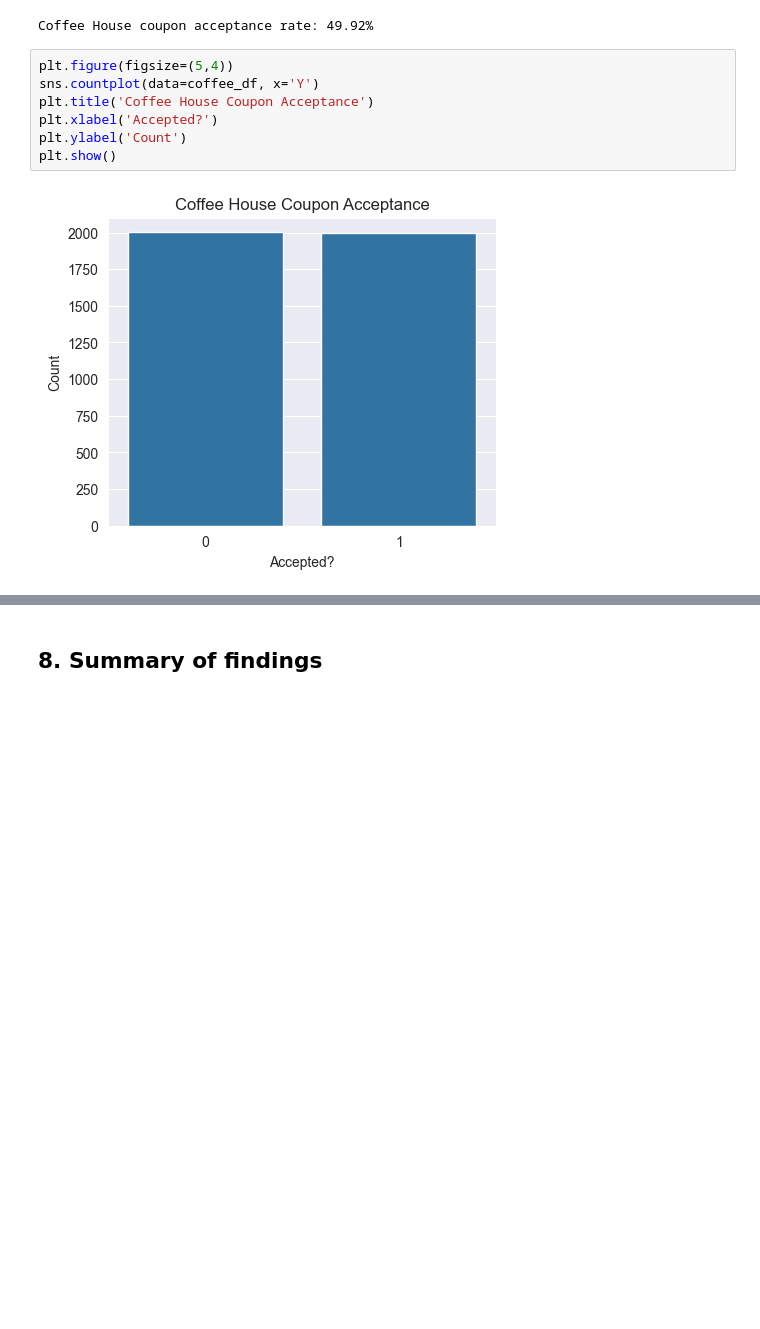
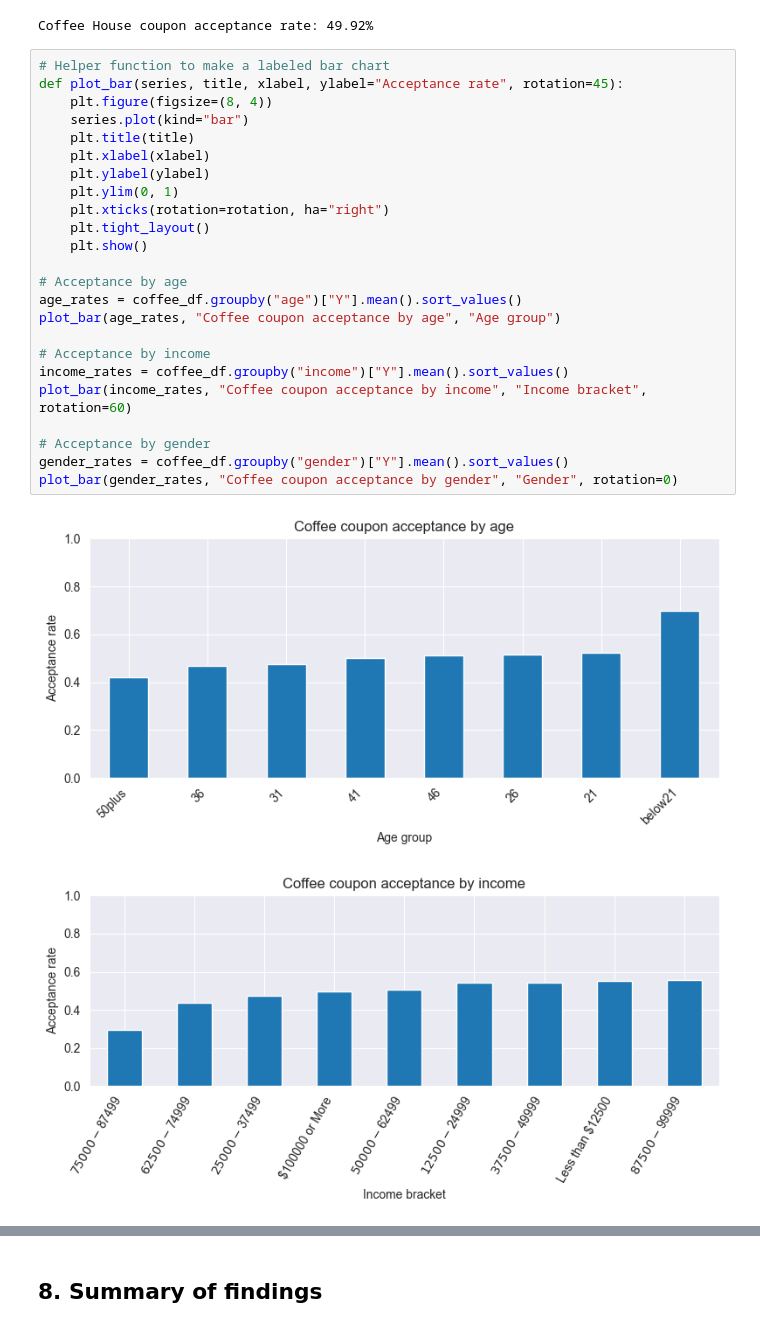
Before and after one commit to gundaja/customer_coupon_acceptance, a Jupyter notebook: coupon_analysis.ipynb, the cells around one changed output, grey strips where cells are left out. Cells and saved outputs as stored; diff of their text form; blank space fills up the shorter version.

```diff
--- a/coupon_analysis.ipynb
+++ b/coupon_analysis.ipynb
@@ -307,11 +307,29 @@ print(f'Coffee House coupon acceptance rate: {coffee_accept_rate:.2%}')
 # %% [output]
 Coffee House coupon acceptance rate: 49.92%
 # %%
-plt.figure(figsize=(5,4))
-sns.countplot(data=coffee_df, x='Y')
-plt.title('Coffee House Coupon Acceptance')
-plt.xlabel('Accepted?')
-plt.ylabel('Count')
-plt.show()
+# Helper function to make a labeled bar chart
+def plot_bar(series, title, xlabel, ylabel="Acceptance rate", rotation=45):
+    plt.figure(figsize=(8, 4))
+    series.plot(kind="bar")
+    plt.title(title)
+    plt.xlabel(xlabel)
+    plt.ylabel(ylabel)
+    plt.ylim(0, 1)
+    plt.xticks(rotation=rotation, ha="right")
+    plt.tight_layout()
+    plt.show()
+
+# Acceptance by age
+age_rates = coffee_df.groupby("age")["Y"].mean().sort_values()
+plot_bar(age_rates, "Coffee coupon acceptance by age", "Age group")
+
+# Acceptance by income
+income_rates = coffee_df.groupby("income")["Y"].mean().sort_values()
+plot_bar(income_rates, "Coffee coupon acceptance by income", "Income bracket", rotation=60)
+
+# Acceptance by gender
+gender_rates = coffee_df.groupby("gender")["Y"].mean().sort_values()
+plot_bar(gender_rates, "Coffee coupon acceptance by gender", "Gender", rotation=0)
 # %% [output]
-[figure, old version]
+[figure, new version]
+[figure, added]
```
Also changed, not shown: parts of 4 cells of this notebook, 1 other file.
